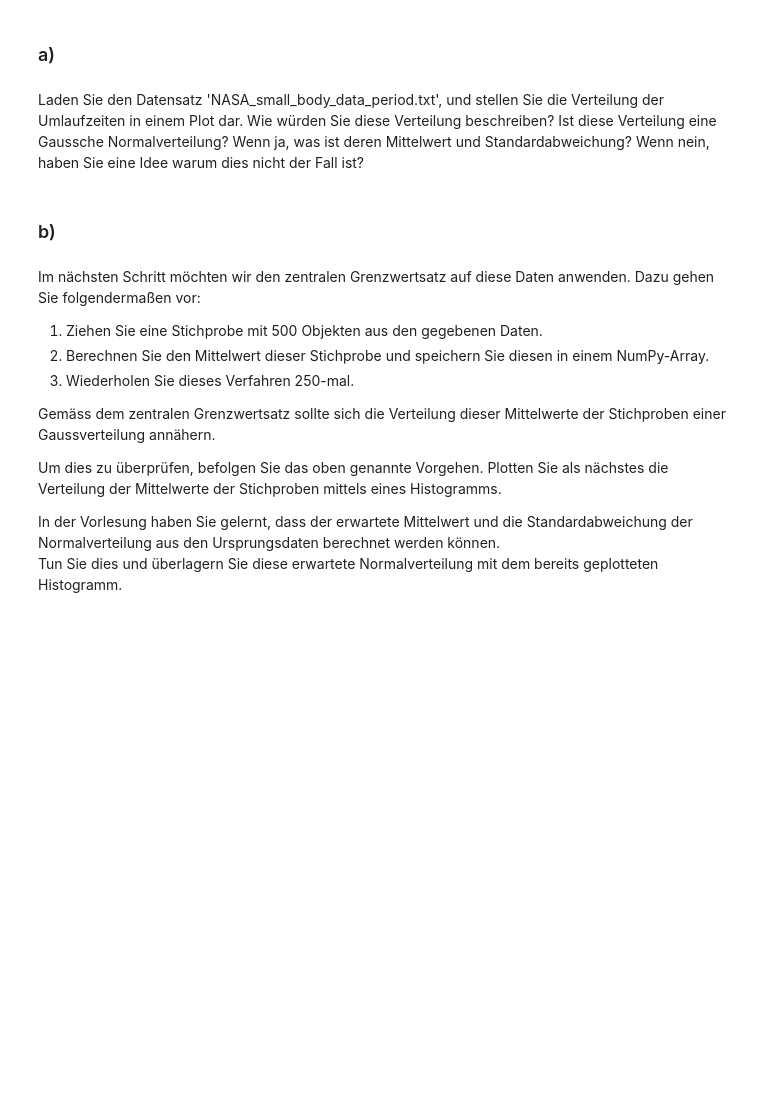
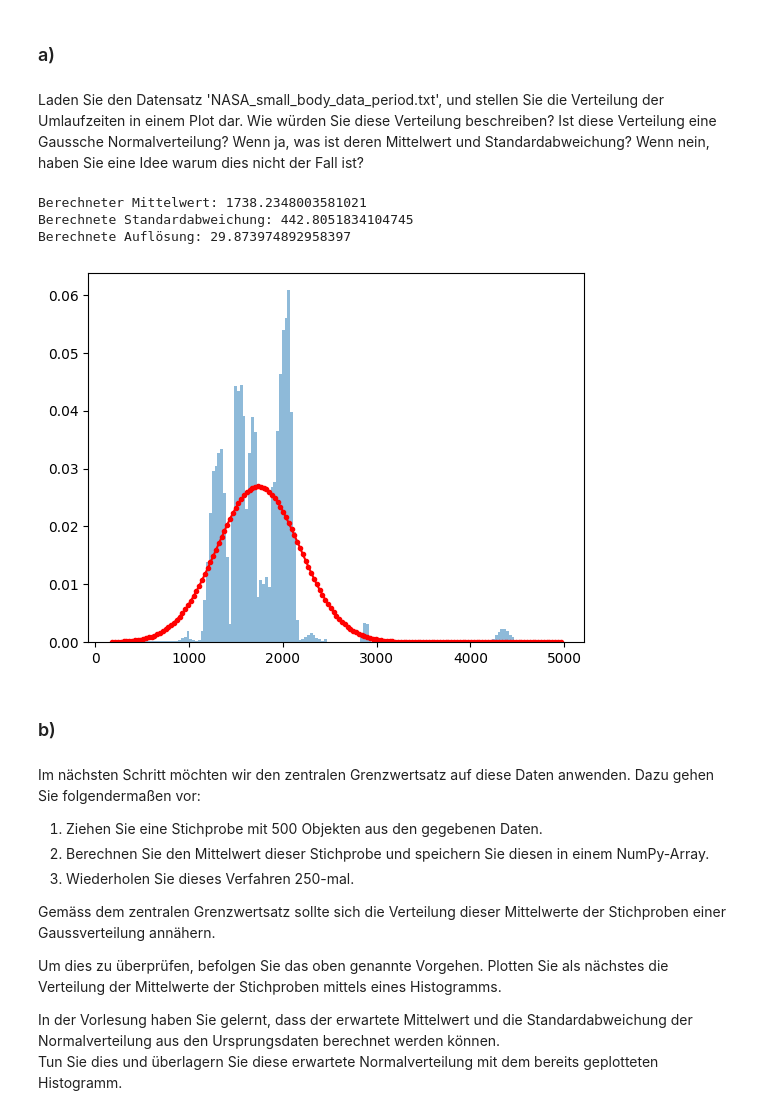
Before and after one commit to LucasWinter73/ETH-Data-Analysis, a Jupyter notebook: Jupiter notebooks/Ex09/Normalverteilung und zentraler Grenzwertsatz.ipynb, the cells around one changed output. Saved outputs shown, nothing was run; the diff lists cells and outputs as text; code cells hidden in the pictures; blank space fills up the shorter version.

```diff
--- a/Jupiter notebooks/Ex09/Normalverteilung und zentraler Grenzwertsatz.ipynb
+++ b/Jupiter notebooks/Ex09/Normalverteilung und zentraler Grenzwertsatz.ipynb
@@ -62,6 +105,15 @@ In der Datei 'NASA_small_body_data_period.txt' sind die Umlaufzeiten der meisten
 ### a)
 # %% [markdown]
 Laden Sie den Datensatz 'NASA_small_body_data_period.txt', und stellen Sie die Verteilung der Umlaufzeiten in einem Plot dar. Wie würden Sie diese Verteilung beschreiben? Ist diese Verteilung eine Gaussche Normalverteilung? Wenn ja, was ist deren Mittelwert und Standardabweichung? Wenn nein, haben Sie eine Idee warum dies nicht der Fall ist?
+# %%
+if __name__ == "__main__":
+    data = np.loadtxt('NASA_small_body_data_period.txt', skiprows=1)
+    draw_pmf(data)
+# %% [output]
+Berechneter Mittelwert: 1738.2348003581021
+Berechnete Standardabweichung: 442.8051834104745
+Berechnete Auflösung: 29.873974892958397
+[figure, added]
 # %% [markdown]
 ### b)
 # %% [markdown]
```
Also changed, not shown: parts of 7 cells of this notebook.
